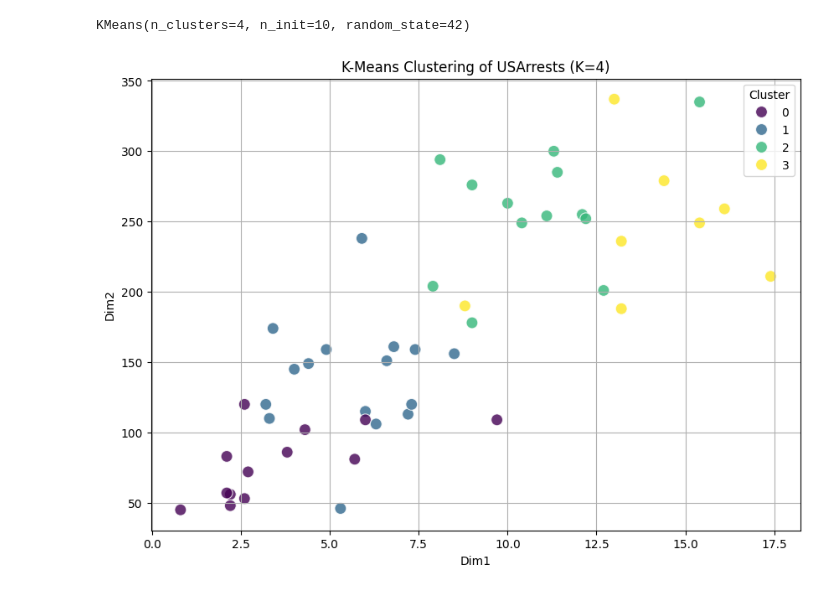
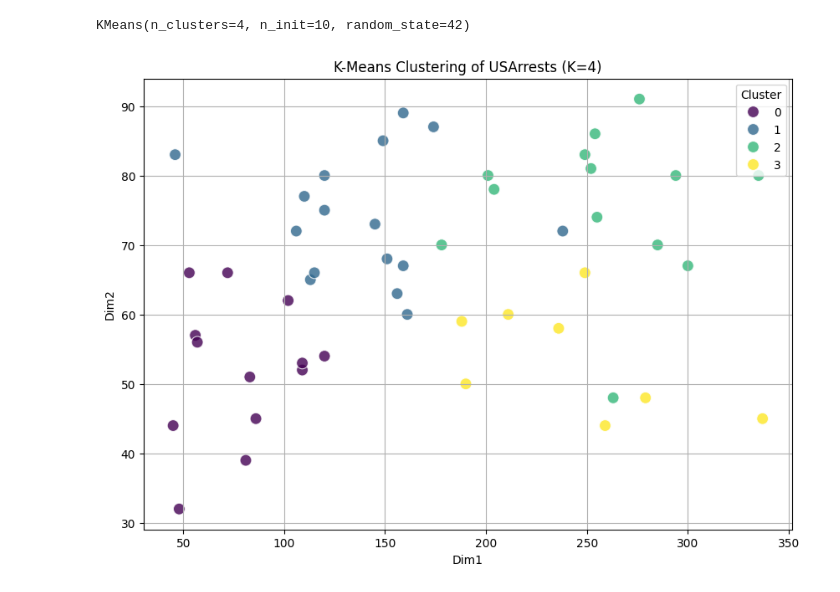
Before and after one commit to sudishaG/Clustering, a Jupyter notebook: Kmeans_USArrests.ipynb, the cells around one changed output. Cells and saved outputs as stored; diff of their text form; code cells hidden in the pictures.

```diff
--- a/Kmeans_USArrests.ipynb
+++ b/Kmeans_USArrests.ipynb
@@ -126,11 +126,11 @@ df['Cluster'] = kmeans.labels_
 # %%
 # Visualize the clusters (example using two features)
 plt.figure(figsize=(10, 7))
-sns.scatterplot(x='Murder', y='Assault', hue='Cluster', data=df, palette='viridis', s=100, alpha=0.8)
+sns.scatterplot(x='Assault', y='UrbanPop', hue='Cluster', data=df, palette='viridis', s=100, alpha=0.8)
 plt.title(f'K-Means Clustering of USArrests (K={optimal_k})')
 plt.xlabel('Dim1')
 plt.ylabel('Dim2')
 plt.grid(True)
 plt.show()
 # %% [output]
-[figure, old version]
+[figure, new version]
```
Also changed, not shown: parts of 1 cell of this notebook.
